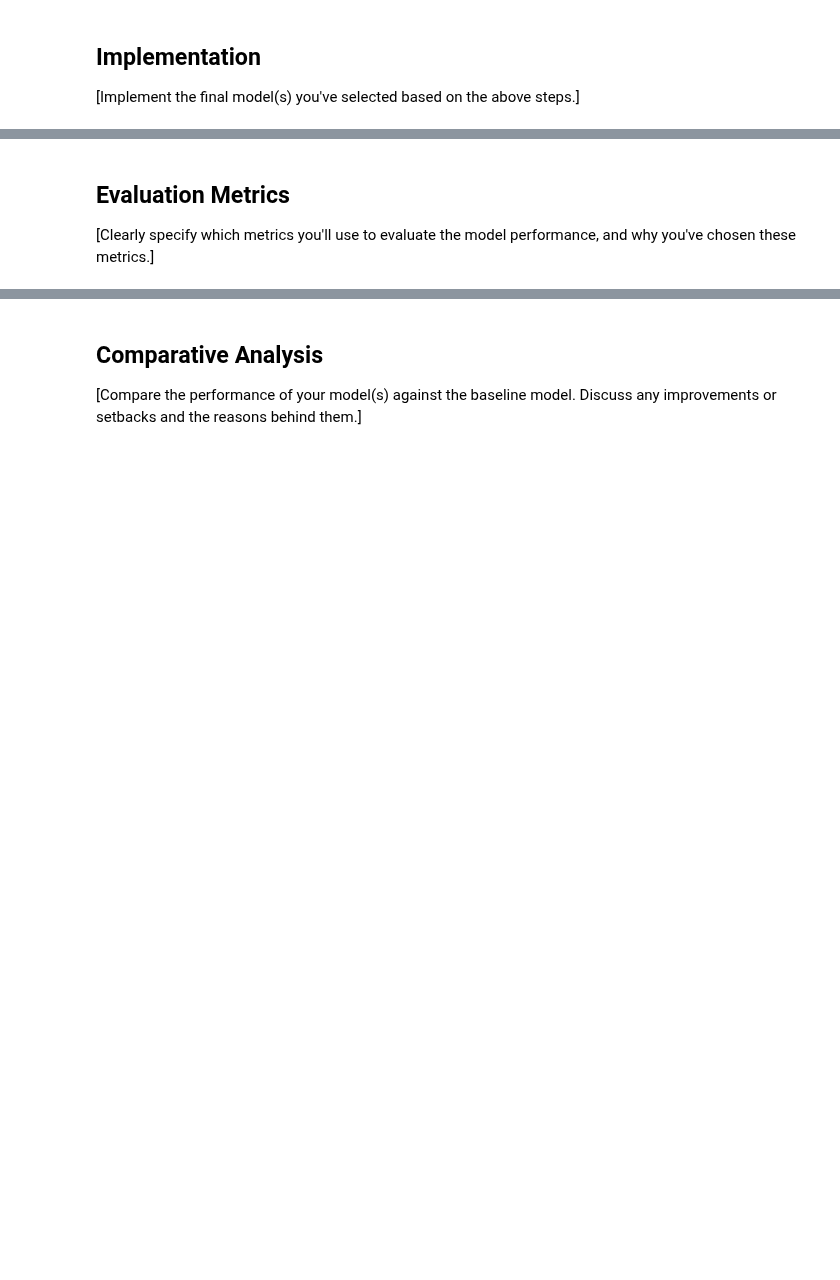
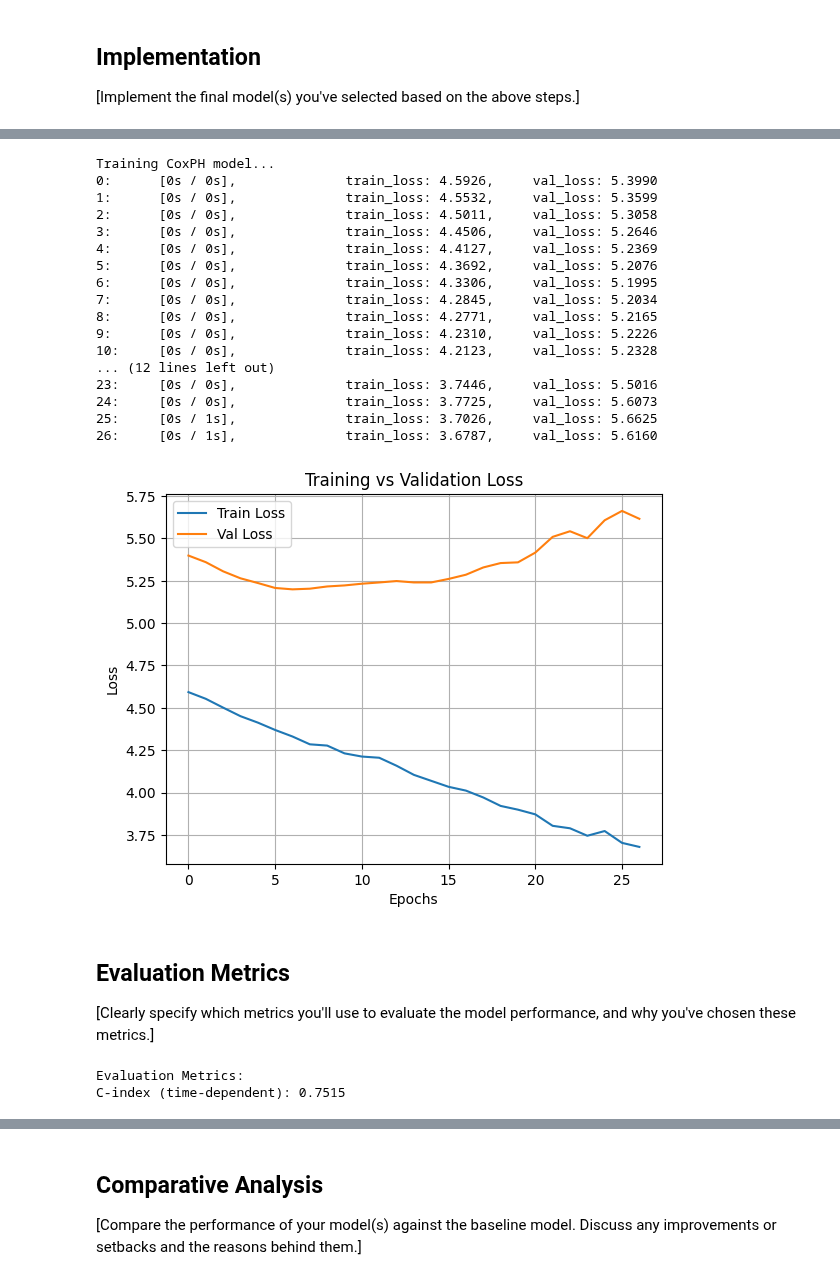
Before and after one commit to kaSae6/PredictLeukemiaSurvival, a Jupyter notebook: 3_Model/model_definition_evaluation_KS.ipynb, the cells around one changed output, grey strips where cells are left out. Saved outputs shown, nothing was run; the diff lists cells and outputs as text; code cells hidden in the pictures; blank space fills up the shorter version.

```diff
--- a/3_Model/model_definition_evaluation_KS.ipynb
+++ b/3_Model/model_definition_evaluation_KS.ipynb
@@ -535,4 +545,71 @@ Model training complete.
+# %%
+from torchtuples.callbacks import EarlyStopping
+
+batch_size = 256
+epochs = 500
+callbacks = [EarlyStopping(patience=20)]
+
+print("Training CoxPH model...")
+log = model.fit(train_data[0], train_data[1],
+                batch_size=batch_size, epochs=epochs,
+                val_data=val_data,
+                callbacks=callbacks,
+                verbose=True)
+
+# Visualize losses
+log_df = log.to_pandas()
+plt.plot(log_df['train_loss'], label='Train Loss')
+plt.plot(log_df['val_loss'], label='Val Loss')
+plt.xlabel("Epochs")
+plt.ylabel("Loss")
+plt.title("Training vs Validation Loss")
+plt.legend()
+plt.grid(True)
+plt.show()
+# %% [output]
+Training CoxPH model...
+0:      [0s / 0s],              train_loss: 4.5926,     val_loss: 5.3990
+1:      [0s / 0s],              train_loss: 4.5532,     val_loss: 5.3599
+2:      [0s / 0s],              train_loss: 4.5011,     val_loss: 5.3058
+3:      [0s / 0s],              train_loss: 4.4506,     val_loss: 5.2646
+4:      [0s / 0s],              train_loss: 4.4127,     val_loss: 5.2369
+5:      [0s / 0s],              train_loss: 4.3692,     val_loss: 5.2076
+6:      [0s / 0s],              train_loss: 4.3306,     val_loss: 5.1995
+7:      [0s / 0s],              train_loss: 4.2845,     val_loss: 5.2034
+8:      [0s / 0s],              train_loss: 4.2771,     val_loss: 5.2165
+9:      [0s / 0s],              train_loss: 4.2310,     val_loss: 5.2226
+10:     [0s / 0s],              train_loss: 4.2123,     val_loss: 5.2328
+... (12 lines left out)
+23:     [0s / 0s],              train_loss: 3.7446,     val_loss: 5.5016
+24:     [0s / 0s],              train_loss: 3.7725,     val_loss: 5.6073
+25:     [0s / 1s],              train_loss: 3.7026,     val_loss: 5.6625
+26:     [0s / 1s],              train_loss: 3.6787,     val_loss: 5.6160
+[figure, added]
 # %% [markdown]
 ## Evaluation Metrics
 
 [Clearly specify which metrics you'll use to evaluate the model performance, and why you've chosen these metrics.]
+# %%
+# Ensure model is on same device as test data
+device = torch.device('cuda' if torch.cuda.is_available() else 'cpu')
+model.net = model.net.to(device)
+X_test_eval = X_test.to(device)
+
+# Compute baseline hazards before prediction
+model.compute_baseline_hazards()
+
+# Predict survival function
+surv = model.predict_surv_df(X_test_eval)
+
+# Convert durations/events to NumPy
+dur_test_np = duration_test.cpu().numpy()
+evt_test_np = event_test.cpu().numpy()
+
+# Evaluate performance
+ev = EvalSurv(surv, dur_test_np, evt_test_np, censor_surv='km')
+
+print("\nEvaluation Metrics:")
+print(f"C-index (time-dependent): {ev.concordance_td():.4f}")
+# %% [output]
+Evaluation Metrics:
+C-index (time-dependent): 0.7515
```
Also changed, not shown: parts of 8 cells of this notebook.
